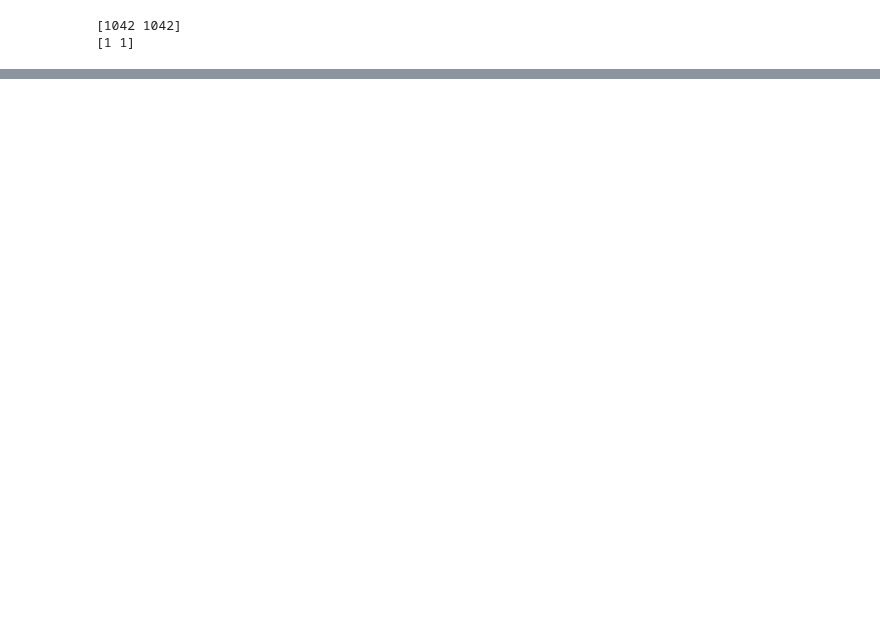
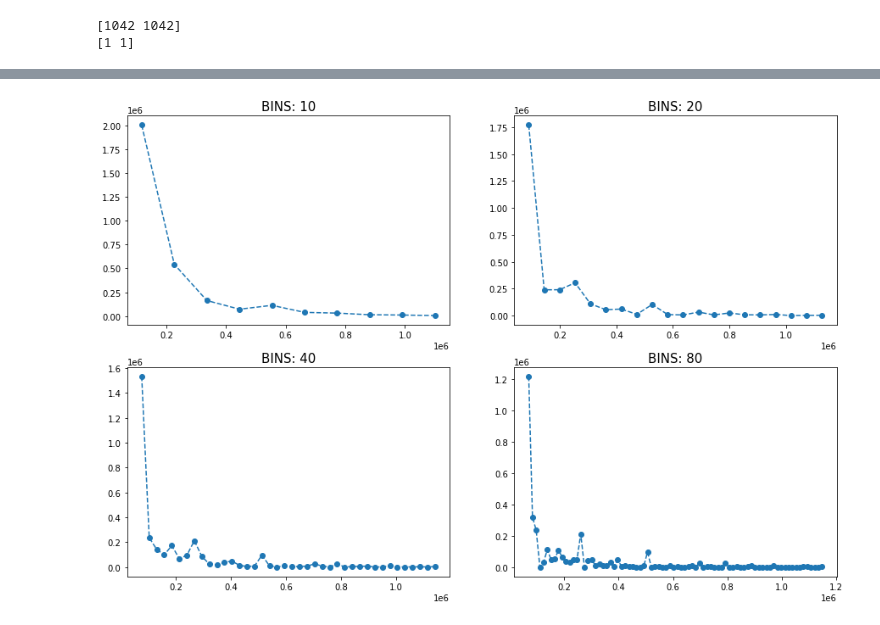
Before and after one commit to RMilock/LCP_projects_Y3, a Jupyter notebook: work.ipynb, the cells around one changed output, grey strips where cells are left out. Cells and saved outputs as stored; diff of their text form; code cells hidden in the pictures; blank space fills up the shorter version.

```diff
--- a/work.ipynb
+++ b/work.ipynb
@@ -205,0 +137,11 @@ plt.vlines(prov_to_dist(cod_Roma),min(f_bins),max(f_bins),color='r')
+# %%
+f, AX = plt.subplots(2,2,figsize=(15,10))
+nbins=10
+for ax in AX.flatten():
+    bins, f_bins = distribution(nbins,dud)
+
+    ax.plot(bins,f_bins,'--o')
+    ax.set_title('BINS: '+str(nbins),fontsize=15)
+    nbins*=2
+# %% [output]
+[figure, added]
```
Also changed, not shown: parts of 20 cells of this notebook.
